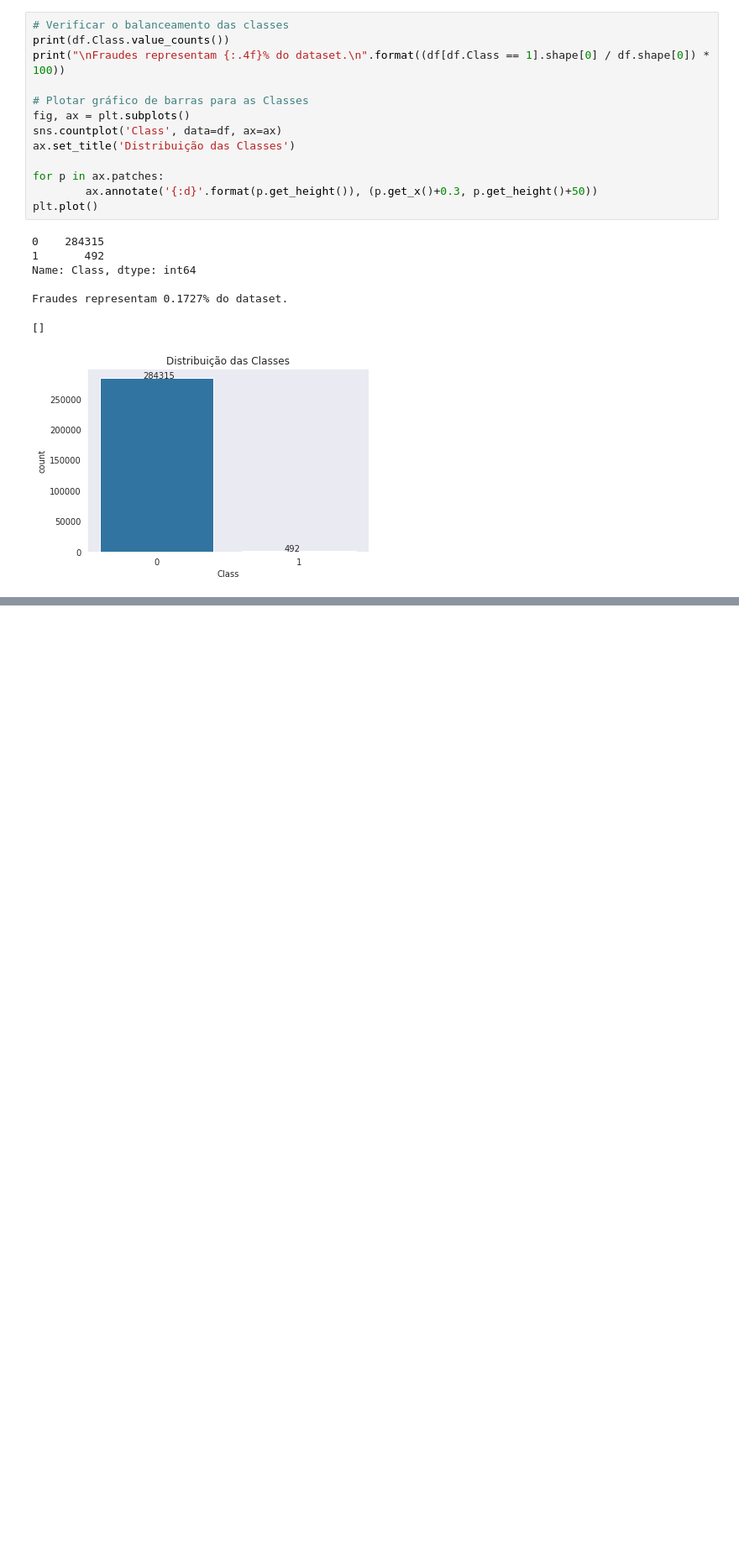
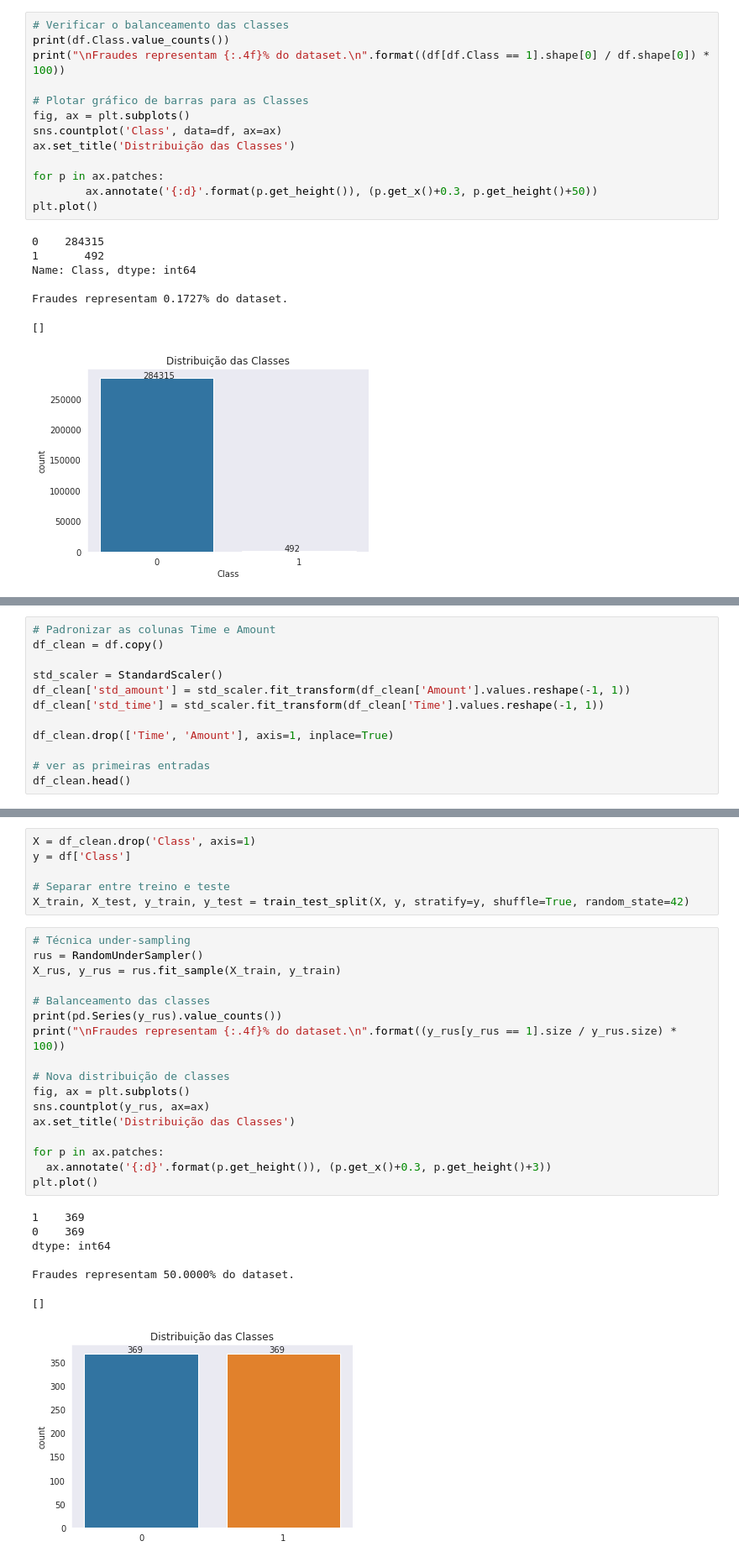
Before and after one commit to josepefg/kaggle, a Jupyter notebook: Credit_Card_Fraud_Detection.ipynb, the cells around one changed output, grey strips where cells are left out. Shown: that part at 84% size. Drawn from its saved outputs; the diff is of its cells as text; blank space fills up the shorter version.

```diff
--- a/Credit_Card_Fraud_Detection.ipynb
+++ b/Credit_Card_Fraud_Detection.ipynb
@@ -166,0 +186,12 @@ plt.tight_layout()
+# %%
+# Padronizar as colunas Time e Amount
+df_clean = df.copy()
+
+std_scaler = StandardScaler()
+df_clean['std_amount'] = std_scaler.fit_transform(df_clean['Amount'].values.reshape(-1, 1))
+df_clean['std_time'] = std_scaler.fit_transform(df_clean['Time'].values.reshape(-1, 1))
+
+df_clean.drop(['Time', 'Amount'], axis=1, inplace=True)
+
+# ver as primeiras entradas
+df_clean.head()
@@ -166,0 +221,31 @@ plt.tight_layout()
+# %%
+X = df_clean.drop('Class', axis=1)
+y = df['Class']
+
+# Separar entre treino e teste
+X_train, X_test, y_train, y_test = train_test_split(X, y, stratify=y, shuffle=True, random_state=42)
+# %%
+# Técnica under-sampling
+rus = RandomUnderSampler()
+X_rus, y_rus = rus.fit_sample(X_train, y_train)
+
+# Balanceamento das classes
+print(pd.Series(y_rus).value_counts())
+print("\nFraudes representam {:.4f}% do dataset.\n".format((y_rus[y_rus == 1].size / y_rus.size) * 100))
+
+# Nova distribuição de classes
+fig, ax = plt.subplots()
+sns.countplot(y_rus, ax=ax)
+ax.set_title('Distribuição das Classes')
+
+for p in ax.patches:
+  ax.annotate('{:d}'.format(p.get_height()), (p.get_x()+0.3, p.get_height()+3))
+plt.plot()
+# %% [output]
+1    369
+0    369
+dtype: int64
+
+Fraudes representam 50.0000% do dataset.
+[]
+[figure, added]
```
Also changed, not shown: parts of 15 cells of this notebook.
